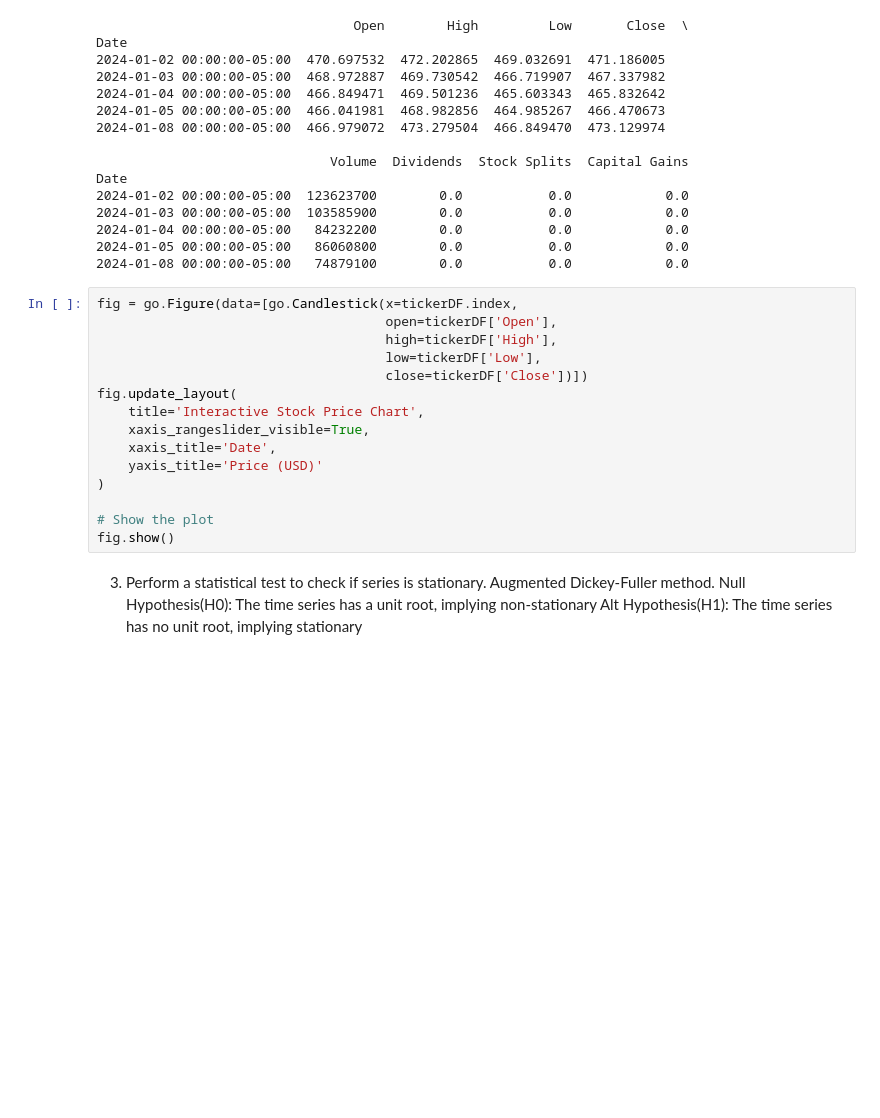
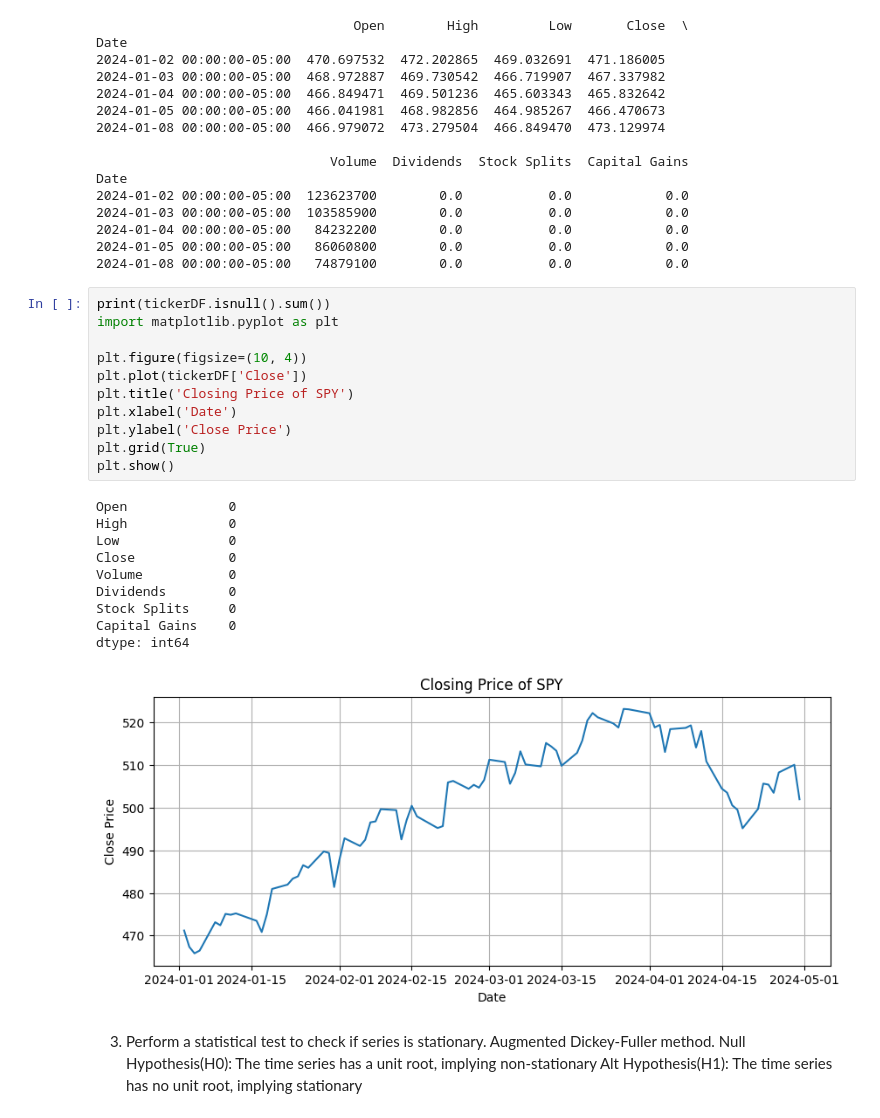
Before and after one commit to diheng99/Time-Series-Forecast--SPY-ETF--using-ARIMA, a Jupyter notebook: ARIMA_SPY.ipynb, the cells around one changed output. Drawn from its saved outputs; the diff is of its cells as text; blank space fills up the shorter version.

```diff
--- a/ARIMA_SPY.ipynb
+++ b/ARIMA_SPY.ipynb
@@ -26,21 +26,28 @@ Date
 2024-01-04 00:00:00-05:00   84232200        0.0           0.0            0.0
 2024-01-05 00:00:00-05:00   86060800        0.0           0.0            0.0
 2024-01-08 00:00:00-05:00   74879100        0.0           0.0            0.0
-# %%
-fig = go.Figure(data=[go.Candlestick(x=tickerDF.index,
-                                     open=tickerDF['Open'],
-                                     high=tickerDF['High'],
-                                     low=tickerDF['Low'],
-                                     close=tickerDF['Close'])])
-fig.update_layout(
-    title='Interactive Stock Price Chart',
-    xaxis_rangeslider_visible=True,
-    xaxis_title='Date',
-    yaxis_title='Price (USD)'
-)
-
-# Show the plot
-fig.show()
+# %%
+print(tickerDF.isnull().sum())
+import matplotlib.pyplot as plt
+
+plt.figure(figsize=(10, 4))
+plt.plot(tickerDF['Close'])
+plt.title('Closing Price of SPY')
+plt.xlabel('Date')
+plt.ylabel('Close Price')
+plt.grid(True)
+plt.show()
+# %% [output]
+Open             0
+High             0
+Low              0
+Close            0
+Volume           0
+Dividends        0
+Stock Splits     0
+Capital Gains    0
+dtype: int64
+[figure, added]
 # %% [markdown]
 3. Perform a statistical test to check if series is stationary. Augmented Dickey-Fuller method.
     Null Hypothesis(H0): The time series has a unit root, implying non-stationary
```
Also changed, not shown: parts of 3 cells of this notebook.
